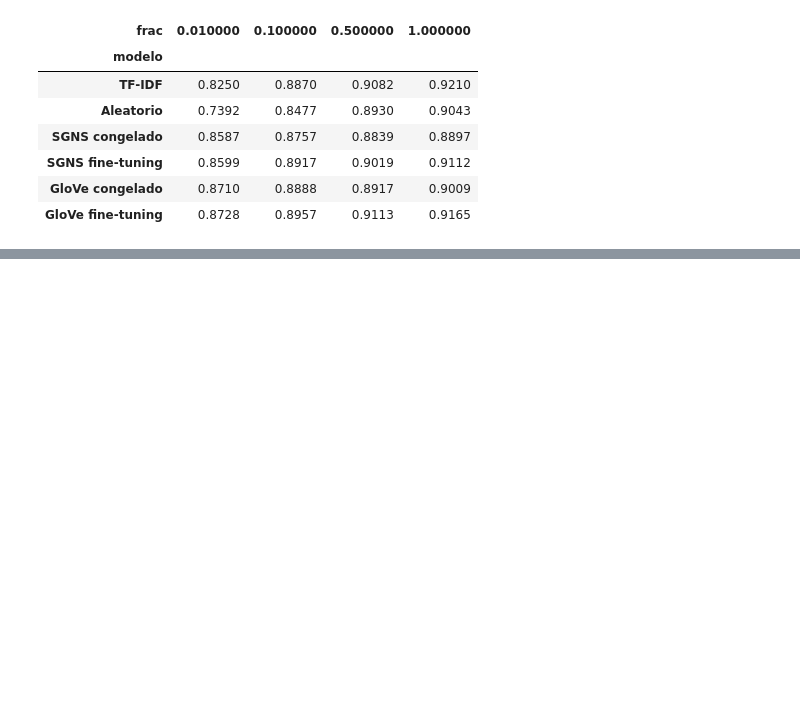
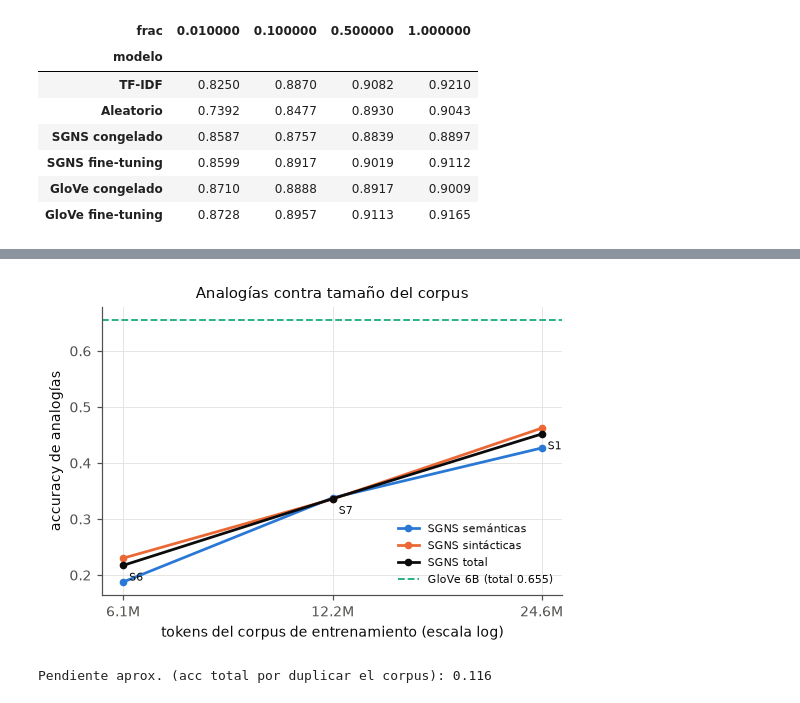
Before and after one commit to FerAHMz/lab7-dl, a Jupyter notebook: notebooks/Laboratorio7_NLP_Embeddings.ipynb, the cells around one changed output, grey strips where cells are left out. Cells and saved outputs as stored; diff of their text form; code cells hidden in the pictures; blank space fills up the shorter version.

```diff
--- a/notebooks/Laboratorio7_NLP_Embeddings.ipynb
+++ b/notebooks/Laboratorio7_NLP_Embeddings.ipynb
@@ -1144,0 +1191,10 @@ F1 macro de test por fracción de datos
+# %%
+pts = [(runs[n]["corpus_tokens"], runs[n]["history"][-1]["an_sem"], runs[n]["history"][-1]["an_syn"],
+        runs[n]["history"][-1]["an_total"], n) for n in ["S6", "S7", "S1"]]
+glove_top30k = quick["GloVe 6B"]["an_total"]
+fig = P.analogy_vs_tokens(pts, glove_top30k); plt.show()
+print("Pendiente aprox. (acc total por duplicar el corpus):",
+      f"{np.polyfit(np.log2([p[0] for p in sorted(pts)]), [p[3] for p in sorted(pts)], 1)[0]:.3f}")
+# %% [output]
+[figure, added]
+Pendiente aprox. (acc total por duplicar el corpus): 0.116
```
Also changed, not shown: parts of 7 cells of this notebook, 3 other files.
